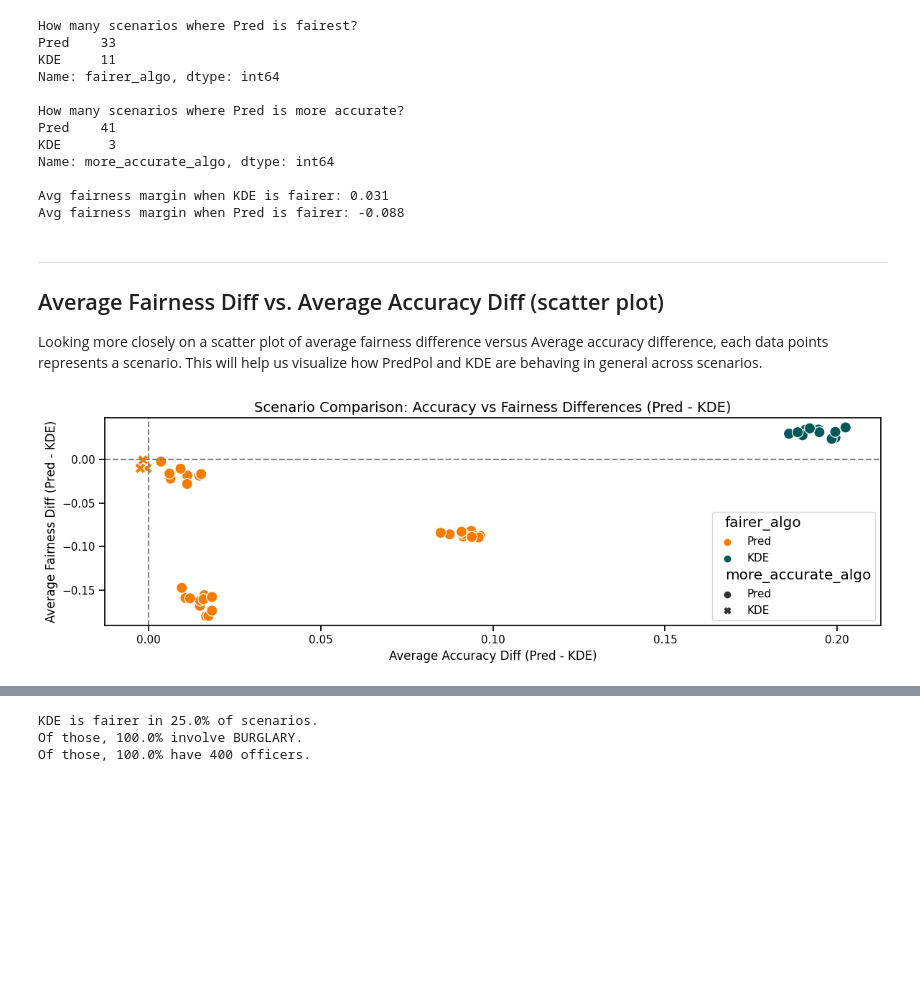
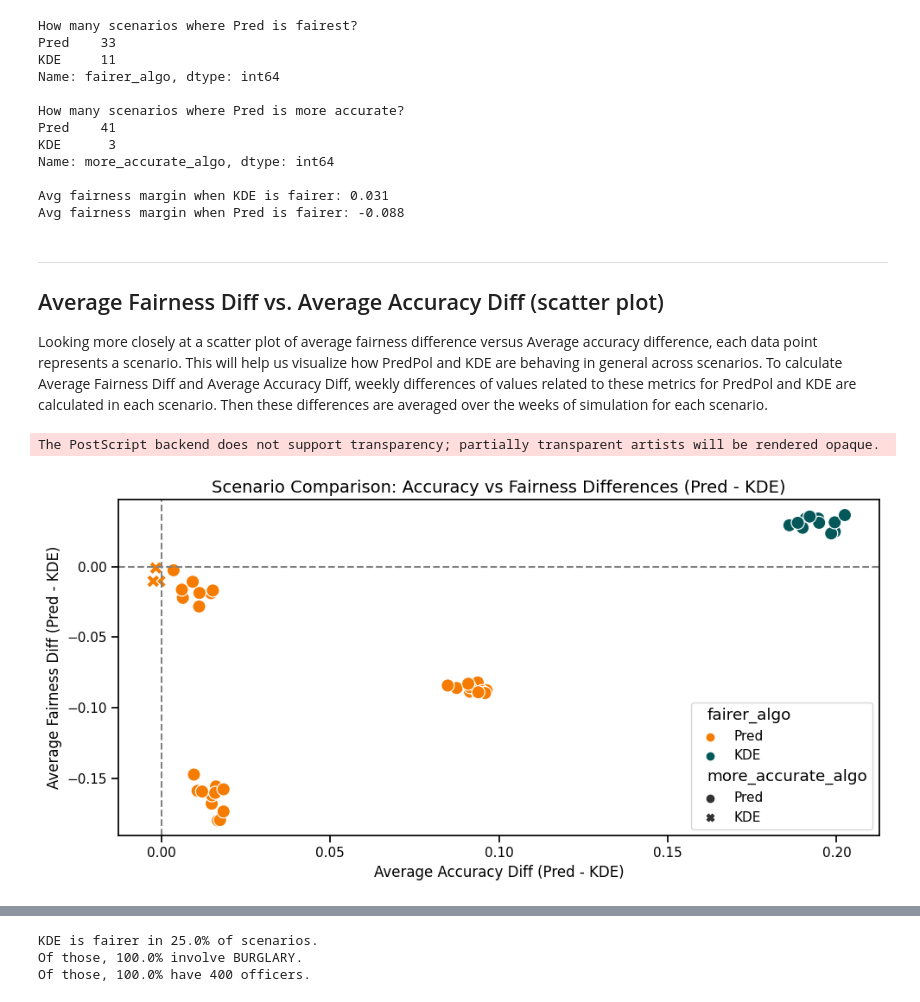
Before and after one commit to saminsemsar/Data_Analysis_Portfolio, a Jupyter notebook: PredictivePolicing/KDE_vs_Pred_paper_Analysis.ipynb, the cells around one changed output, grey strips where cells are left out. Cells and saved outputs as stored; diff of their text form; code cells hidden in the pictures; blank space fills up the shorter version.

```diff
--- a/PredictivePolicing/KDE_vs_Pred_paper_Analysis.ipynb
+++ b/PredictivePolicing/KDE_vs_Pred_paper_Analysis.ipynb
@@ -283,7 +281,8 @@ wcolor= COLORS[0]
 kde_color = COLORS[2]
 pred_color = COLORS[7]
 
-sns.set_context("notebook", font_scale=1.2)
+
+sns.set_context("notebook", font_scale=1.1)
 plt.rcParams.update({
     'font.size': 12,
     'axes.titlesize': 14,
@@ -292,6 +291,10 @@ plt.rcParams.update({
     'ytick.labelsize': 11,
     'legend.fontsize': 11,
 })
+
+def set_min_figsize(width=10, height=4):
+    plt.gcf().set_size_inches(max(width, plt.gcf().get_size_inches()[0]),
+                              max(height, plt.gcf().get_size_inches()[1]))
 # %%
 def calc_trendline_with_params(data):
     """
@@ -1113,32 +1168,38 @@ Avg fairness margin when Pred is fairer: -0.088
 ---
 ## Average Fairness Diff vs. Average Accuracy Diff (scatter plot)
 
-Looking more closely on a scatter plot of average fairness difference versus Average accuracy difference, each data points represents a scenario. This will help us visualize how PredPol and KDE are behaving in general across scenarios.
+Looking more closely at a scatter plot of average fairness difference versus Average accuracy difference, each data point represents a scenario. This will help us visualize how PredPol and KDE are behaving in general across scenarios. To calculate Average Fairness Diff and Average Accuracy Diff, weekly differences of values related to these metrics for PredPol and KDE are calculated in each scenario. Then these differences are averaged over the weeks of simulation for each scenario.
 # %%
-plt.figure(figsize=(12, 4))
+plt.figure(figsize=(10, 5))
 sns.scatterplot(
     data=weekly_scenario_summary,
     x="avg_accuracy_diff",
     y="avg_fairness_diff",
     hue="fairer_algo",
     palette = palette_dict,
     s=120,
     style="more_accurate_algo"
 )
 plt.axhline(0, linestyle="--", color="gray")
 plt.axvline(0, linestyle="--", color="gray")
 plt.title("Scenario Comparison: Accuracy vs Fairness Differences (Pred - KDE)")
 plt.xlabel("Average Accuracy Diff (Pred - KDE)")
 plt.ylabel("Average Fairness Diff (Pred - KDE)")
 # plt.legend(
 #     bbox_to_anchor=(1.05, 1),
 #     loc='upper left',
 #     borderaxespad=0.
 # )
+
 plt.tight_layout()
+
+save_title = f'AvgAccuracyDiff_Vs_AvgFairnessDiff_All'
+plt.savefig(f'{RRF}/{save_title}.png')
+plt.savefig(f'{RRF}/{save_title}.eps', format='eps')
 plt.show()
 # %% [output]
+The PostScript backend does not support transparency; partially transparent artists will be rendered opaque.
-[figure, old version]
+[figure, new version]
 # %% [markdown]
 ### Questions this plot answers:
 #### Aim 1: Fairness and Accuracy Comparison
```
Also changed, not shown: parts of 31 cells of this notebook.
